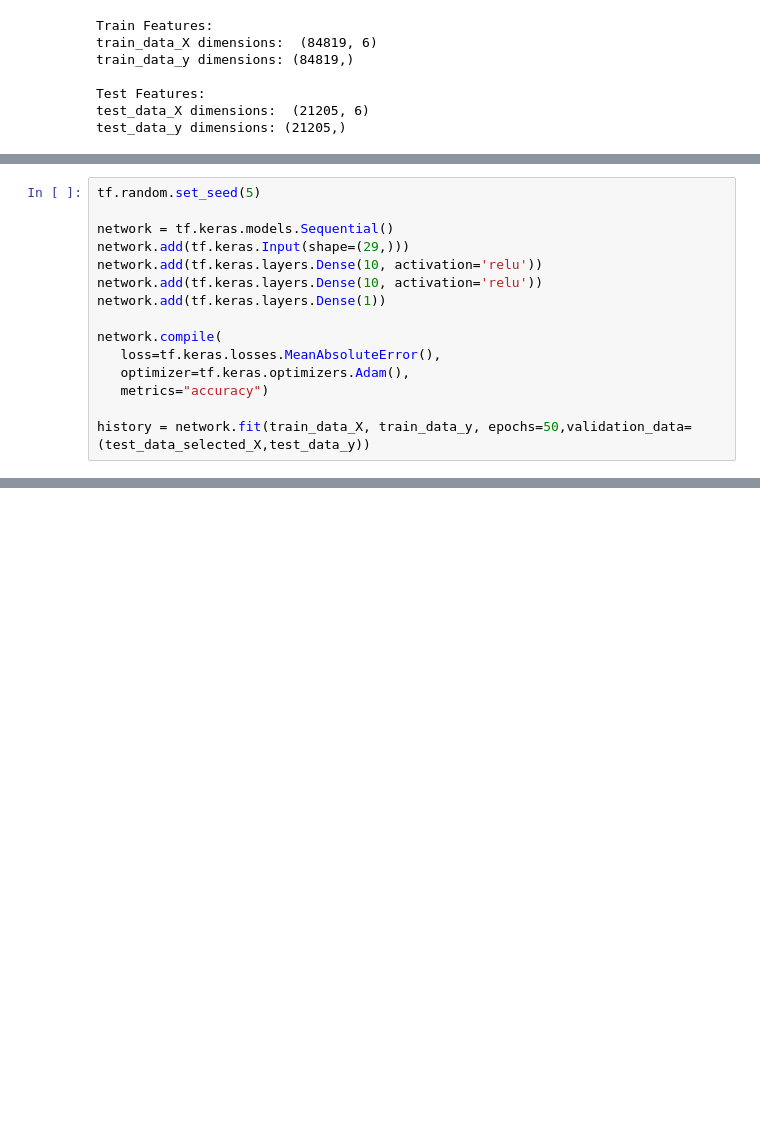
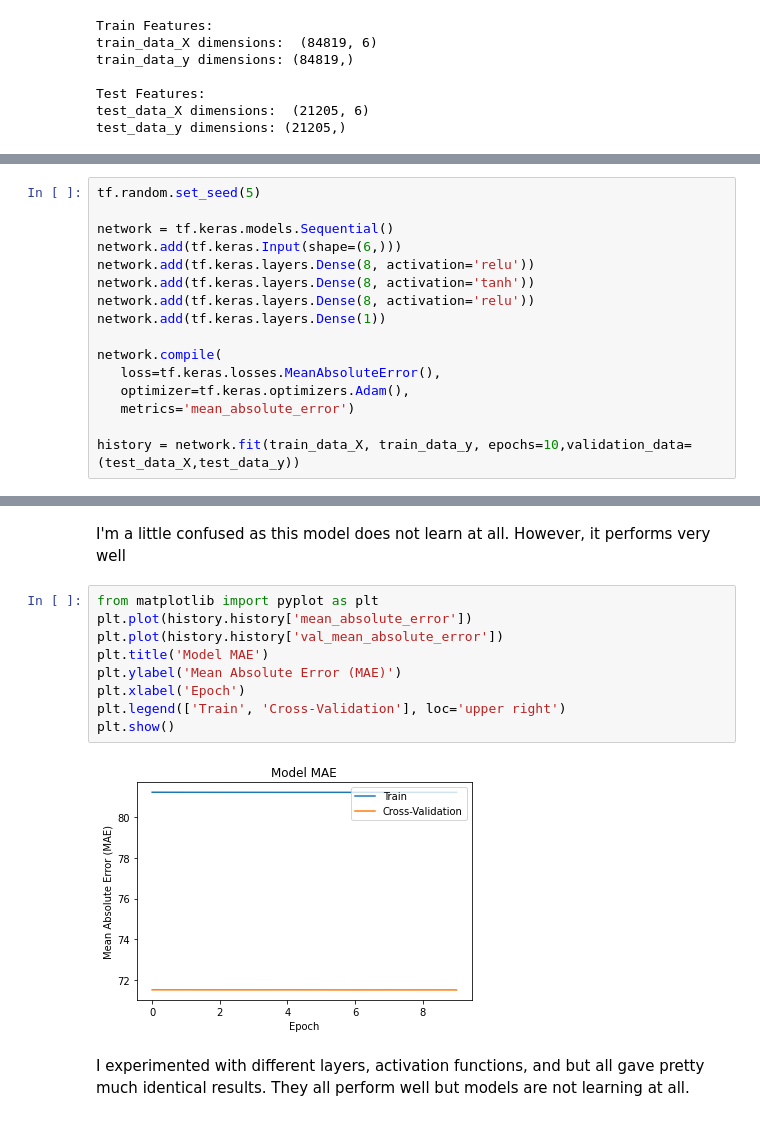
Before and after one commit to mnocerino23/Wildfire-Forecaster, a Jupyter notebook: Regression_LargeDataset.ipynb, the cells around one changed output, grey strips where cells are left out. Drawn from its saved outputs; the diff is of its cells as text; blank space fills up the shorter version.

```diff
--- a/Regression_LargeDataset.ipynb
+++ b/Regression_LargeDataset.ipynb
@@ -523,15 +575,16 @@ test_data_y dimensions: (21205,)
 tf.random.set_seed(5)
 
 network = tf.keras.models.Sequential()
-network.add(tf.keras.Input(shape=(29,)))
-network.add(tf.keras.layers.Dense(10, activation='relu'))
-network.add(tf.keras.layers.Dense(10, activation='relu'))
+network.add(tf.keras.Input(shape=(6,)))
+network.add(tf.keras.layers.Dense(8, activation='relu'))
+network.add(tf.keras.layers.Dense(8, activation='tanh'))
+network.add(tf.keras.layers.Dense(8, activation='relu'))
 network.add(tf.keras.layers.Dense(1))
 
 network.compile(
    loss=tf.keras.losses.MeanAbsoluteError(),
    optimizer=tf.keras.optimizers.Adam(),
-   metrics="accuracy")
+   metrics='mean_absolute_error')
 
-history = network.fit(train_data_X, train_data_y, epochs=50,validation_data=(test_data_selected_X,test_data_y))
+history = network.fit(train_data_X, train_data_y, epochs=10,validation_data=(test_data_X,test_data_y))
 # %% [output]
@@ -539,0 +611,15 @@ ValueError: ignored
+# %% [markdown]
+I'm a little confused as this model does not learn at all. However, it performs very well
+# %%
+from matplotlib import pyplot as plt
+plt.plot(history.history['mean_absolute_error'])
+plt.plot(history.history['val_mean_absolute_error'])
+plt.title('Model MAE')
+plt.ylabel('Mean Absolute Error (MAE)')
+plt.xlabel('Epoch')
+plt.legend(['Train', 'Cross-Validation'], loc='upper right')
+plt.show()
+# %% [output]
+[figure, added]
+# %% [markdown]
+I experimented with different layers, activation functions, and but all gave pretty much identical results. They all perform well but models are not learning at all.
```
Also changed, not shown: parts of 20 cells of this notebook.
